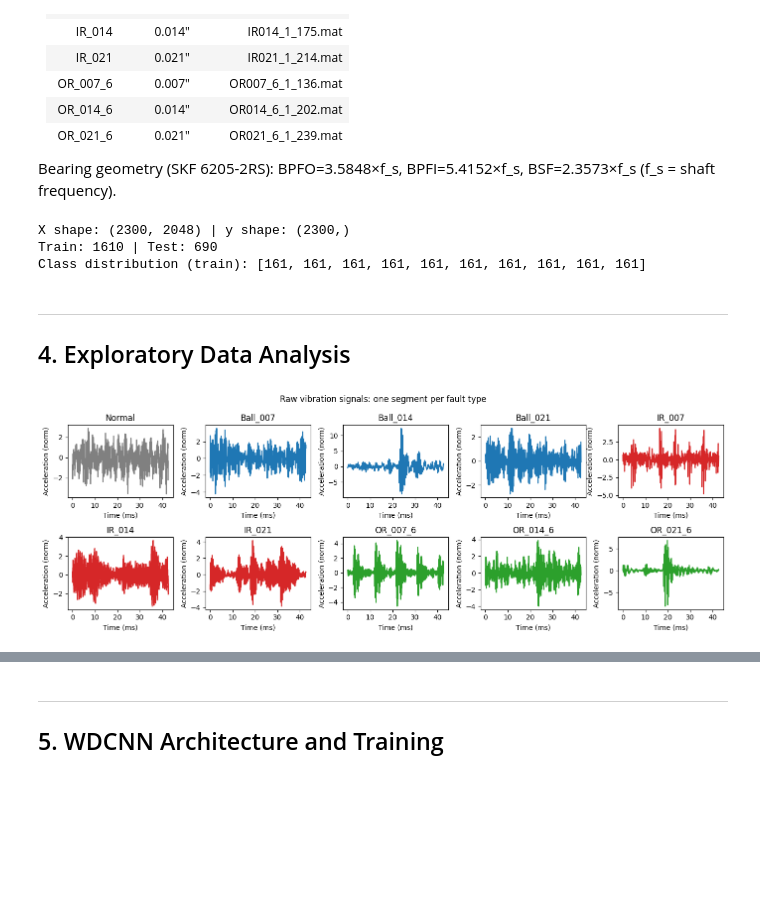
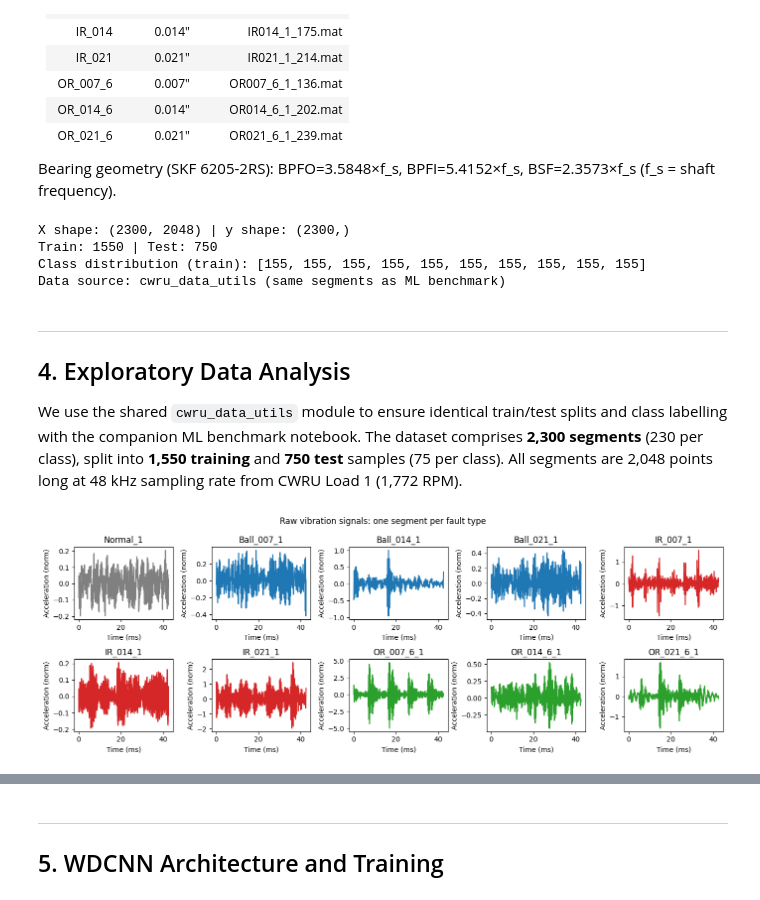
Before and after one commit to ekkirinaldi/ai-bearing-conference, a Jupyter notebook: kaggle/input/cwru-bearing-datasets/ID-crwu-bearings-wdcnn-shap-signal-explainability.ipynb, the cells around one changed output, grey strips where cells are left out. Cells and saved outputs as stored; diff of their text form; code cells hidden in the pictures; blank space fills up the shorter version.

```diff
--- a/kaggle/input/cwru-bearing-datasets/ID-crwu-bearings-wdcnn-shap-signal-explainability.ipynb
+++ b/kaggle/input/cwru-bearing-datasets/ID-crwu-bearings-wdcnn-shap-signal-explainability.ipynb
@@ -173,39 +124,39 @@ def prepare_loaders(X, y, class_names, test_ratio=0.3, batch_size=64, seed=42):
 # %%
-X, y, class_names = load_cwru(RAW_DIR, segment_length=2048, overlap=1024, samples_per_class=230)
-train_loader, test_loader, X_train, X_test, y_train, y_test, class_names, label_encoder = prepare_loaders(
-    X, y, class_names, test_ratio=0.3, batch_size=64, seed=RANDOM_SEED
-)
 print("X shape:", X.shape, "| y shape:", y.shape)
 print("Train:", X_train.shape[0], "| Test:", X_test.shape[0])
 print("Class distribution (train):", pd.Series(y_train).value_counts().sort_index().tolist())
+print("Data source: cwru_data_utils (same segments as ML benchmark)")
 # %% [output]
 X shape: (2300, 2048) | y shape: (2300,)
-Train: 1610 | Test: 690
-Class distribution (train): [161, 161, 161, 161, 161, 161, 161, 161, 161, 161]
+Train: 1550 | Test: 750
+Class distribution (train): [155, 155, 155, 155, 155, 155, 155, 155, 155, 155]
+Data source: cwru_data_utils (same segments as ML benchmark)
 # %% [markdown]
 ---
 ## 4. Exploratory Data Analysis
+
+We use the shared `cwru_data_utils` module to ensure identical train/test splits and class labelling with the companion ML benchmark notebook. The dataset comprises **2,300 segments** (230 per class), split into **1,550 training** and **750 test** samples (75 per class). All segments are 2,048 points long at 48 kHz sampling rate from CWRU Load 1 (1,772 RPM).
 # %%
 FS = 48000
 SEGMENT_LEN = 2048
 t_ms = np.arange(SEGMENT_LEN) / FS * 1000
 
 fig, axes = plt.subplots(2, 5, figsize=(14, 5))
 axes = axes.flatten()
-colors = {"Normal": "gray", "Ball_007": "C0", "Ball_014": "C0", "Ball_021": "C0",
-          "IR_007": "C3", "IR_014": "C3", "IR_021": "C3",
-          "OR_007_6": "C2", "OR_014_6": "C2", "OR_021_6": "C2"}
+colors = {"Normal_1": "gray", "Ball_007_1": "C0", "Ball_014_1": "C0", "Ball_021_1": "C0",
+          "IR_007_1": "C3", "IR_014_1": "C3", "IR_021_1": "C3",
+          "OR_007_6_1": "C2", "OR_014_6_1": "C2", "OR_021_6_1": "C2"}
 for i, name in enumerate(class_names):
     idx = np.where(y == name)[0][0]
     seg = X[idx]
     c = colors.get(name, "black")
     axes[i].plot(t_ms, seg, color=c)
     axes[i].set_title(name)
     axes[i].set_xlabel("Time (ms)")
     axes[i].set_ylabel("Acceleration (norm)")
 plt.suptitle("Raw vibration signals: one segment per fault type")
 plt.tight_layout()
 plt.savefig(os.path.join(DATA_DIR, "results", "figures", "raw_signals_10_classes.png"), dpi=150)
 plt.show()
 # %% [output]
-[figure, old version]
+[figure, new version]
```
Also changed, not shown: parts of 74 cells of this notebook.
